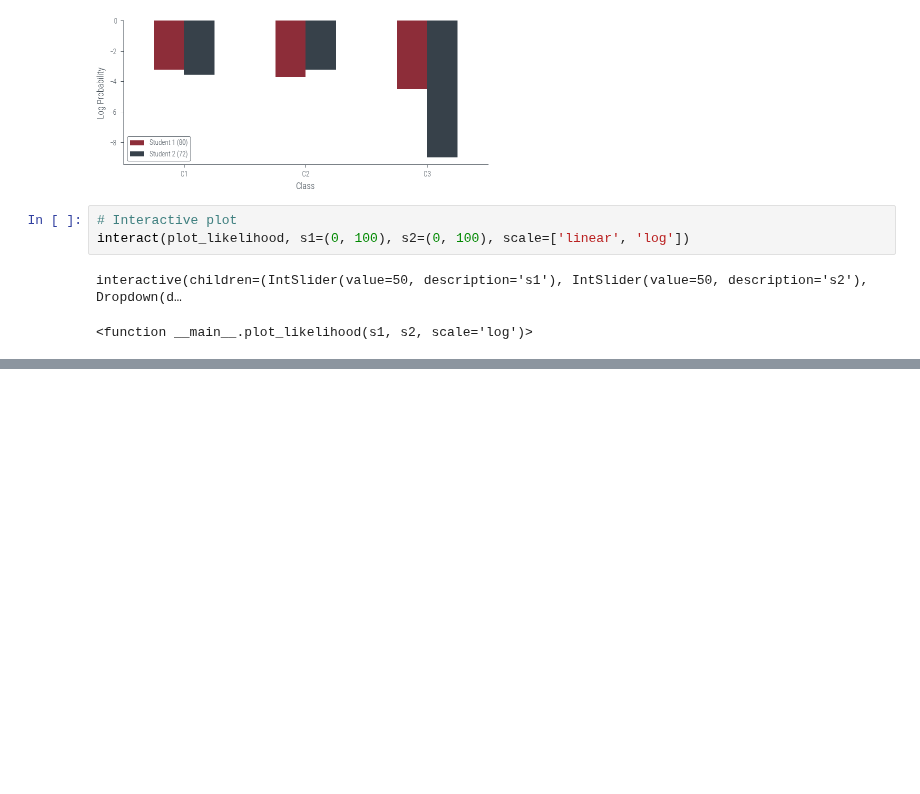
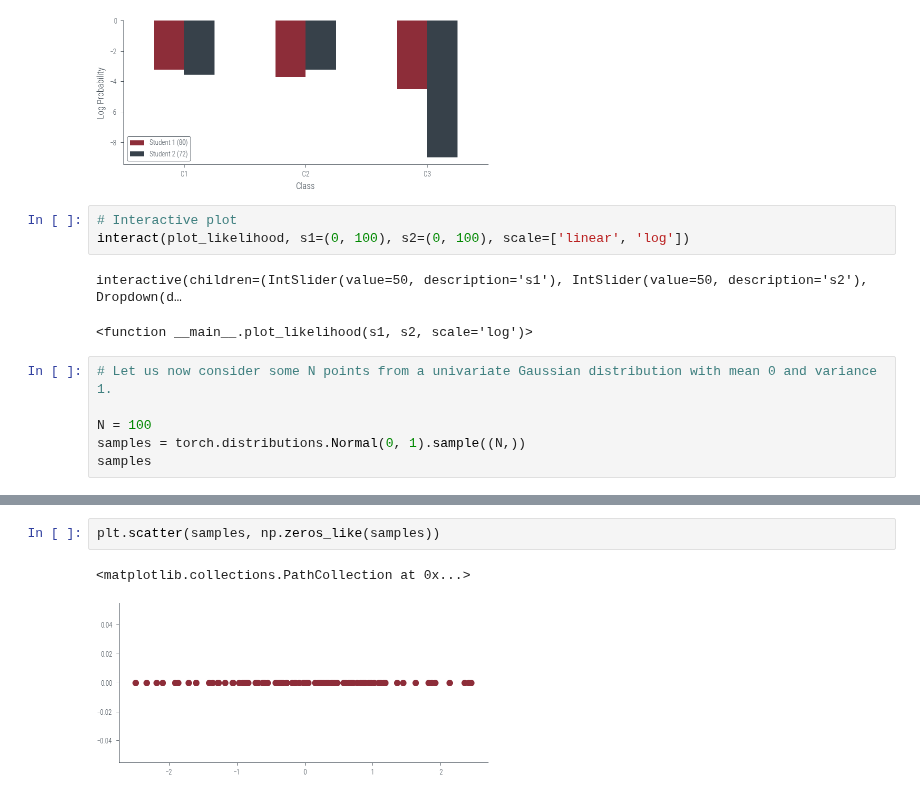
Before and after one commit to nipunbatra/pml-teaching, a Jupyter notebook: notebooks/mle-univariate.ipynb, the cells around one changed output, grey strips where cells are left out. Cells and saved outputs as stored; diff of their text form; blank space fills up the shorter version.

```diff
--- a/notebooks/mle-univariate.ipynb
+++ b/notebooks/mle-univariate.ipynb
@@ -261,3 +261,9 @@ interact(plot_likelihood, s1=(0, 100), s2=(0, 100), scale=['linear', 'log'])
 # %% [output]
 interactive(children=(IntSlider(value=50, description='s1'), IntSlider(value=50, description='s2'), Dropdown(d…
 <function __main__.plot_likelihood(s1, s2, scale='log')>
+# %%
+# Let us now consider some N points from a univariate Gaussian distribution with mean 0 and variance 1.
+
+N = 100
+samples = torch.distributions.Normal(0, 1).sample((N,))
+samples
@@ -263,0 +284,5 @@ interactive(children=(IntSlider(value=50, description='s1'), IntSlider(value=50,
+# %%
+plt.scatter(samples, np.zeros_like(samples))
+# %% [output]
+<matplotlib.collections.PathCollection at 0x...>
+[figure, added]
```
Also changed, not shown: parts of 7 cells of this notebook, 5 other files.
